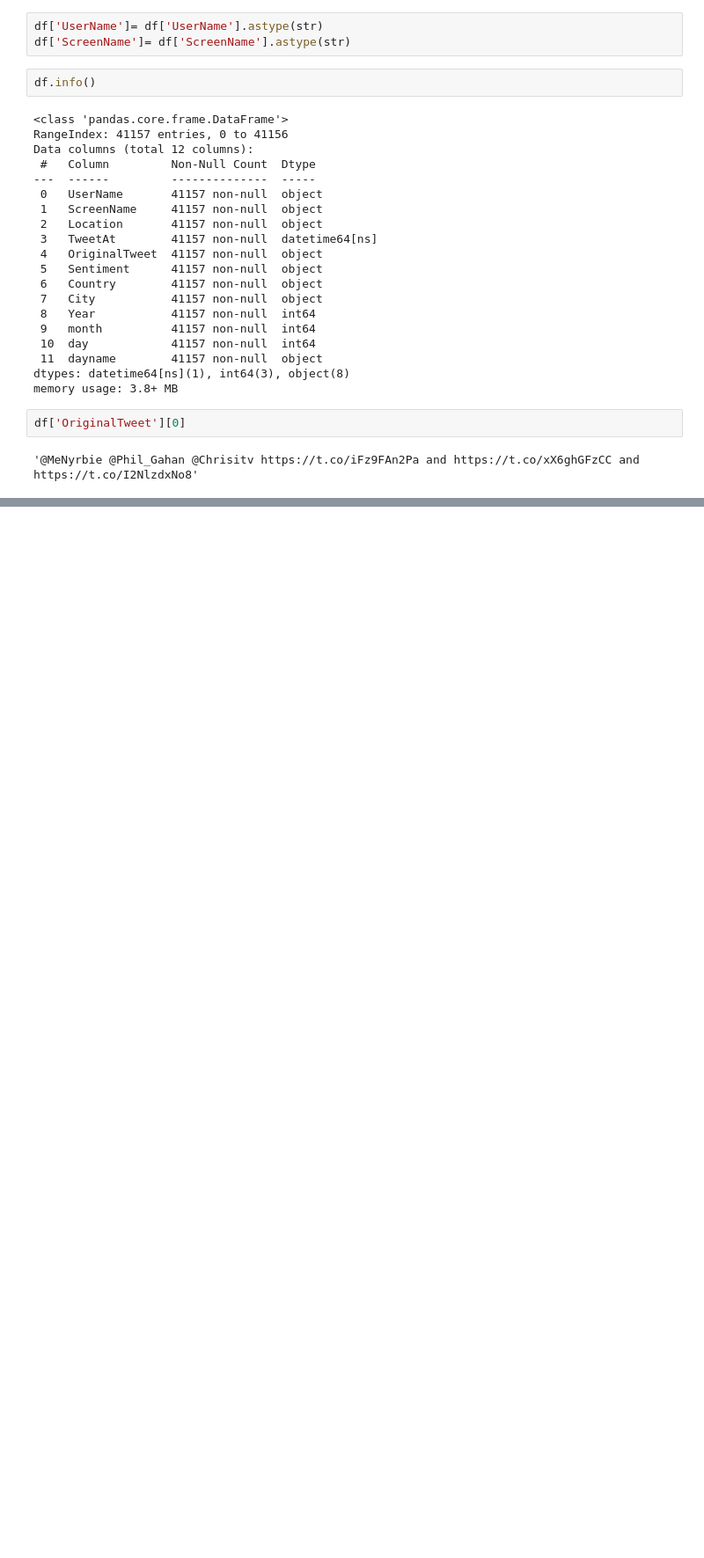
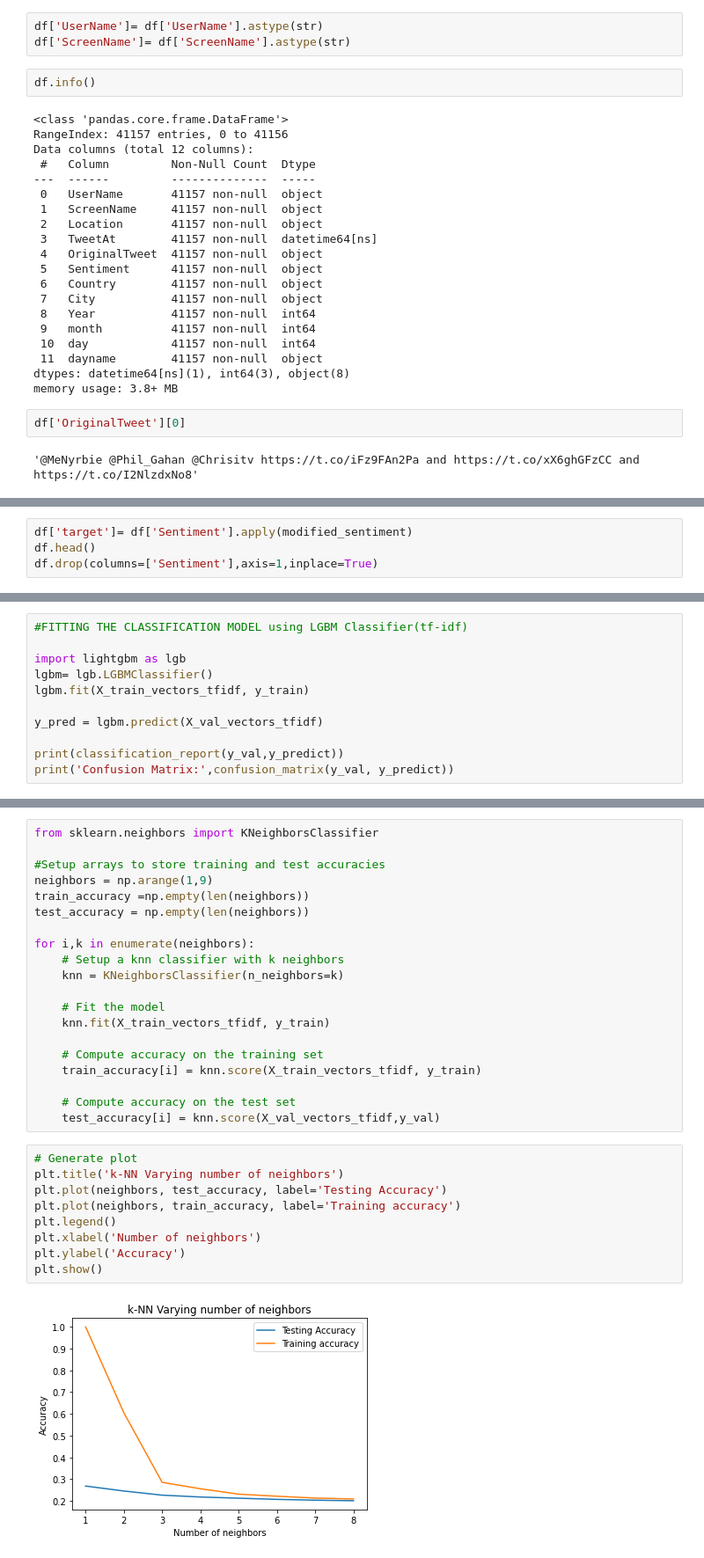
Before and after one commit to Nagasai122/Covid_sentiment_analysis, a Jupyter notebook: Covid_tweets_sentiment_analysis.ipynb, the cells around one changed output, grey strips where cells are left out. Shown at 88% size. Cells and saved outputs as stored; diff of their text form; blank space fills up the shorter version.

```diff
--- a/Covid_tweets_sentiment_analysis.ipynb
+++ b/Covid_tweets_sentiment_analysis.ipynb
@@ -843,0 +632,4 @@ model.evaluate(X_test,y_test)
+# %%
+df['target']= df['Sentiment'].apply(modified_sentiment)
+df.head()
+df.drop(columns=['Sentiment'],axis=1,inplace=True)
@@ -843,0 +747,11 @@ model.evaluate(X_test,y_test)
+# %%
+#FITTING THE CLASSIFICATION MODEL using LGBM Classifier(tf-idf)
+
+import lightgbm as lgb
+lgbm= lgb.LGBMClassifier()
+lgbm.fit(X_train_vectors_tfidf, y_train)
+
+y_pred = lgbm.predict(X_val_vectors_tfidf)
+
+print(classification_report(y_val,y_predict))
+print('Confusion Matrix:',confusion_matrix(y_val, y_predict))
@@ -843,0 +772,31 @@ model.evaluate(X_test,y_test)
+# %%
+from sklearn.neighbors import KNeighborsClassifier
+
+#Setup arrays to store training and test accuracies
+neighbors = np.arange(1,9)
+train_accuracy =np.empty(len(neighbors))
+test_accuracy = np.empty(len(neighbors))
+
+for i,k in enumerate(neighbors):
+    # Setup a knn classifier with k neighbors
+    knn = KNeighborsClassifier(n_neighbors=k)
+
+    # Fit the model
+    knn.fit(X_train_vectors_tfidf, y_train)
+
+    # Compute accuracy on the training set
+    train_accuracy[i] = knn.score(X_train_vectors_tfidf, y_train)
+
+    # Compute accuracy on the test set
+    test_accuracy[i] = knn.score(X_val_vectors_tfidf,y_val)
+# %%
+# Generate plot
+plt.title('k-NN Varying number of neighbors')
+plt.plot(neighbors, test_accuracy, label='Testing Accuracy')
+plt.plot(neighbors, train_accuracy, label='Training accuracy')
+plt.legend()
+plt.xlabel('Number of neighbors')
+plt.ylabel('Accuracy')
+plt.show()
+# %% [output]
+[figure, added]
```
Also changed, not shown: parts of 98 cells of this notebook.
